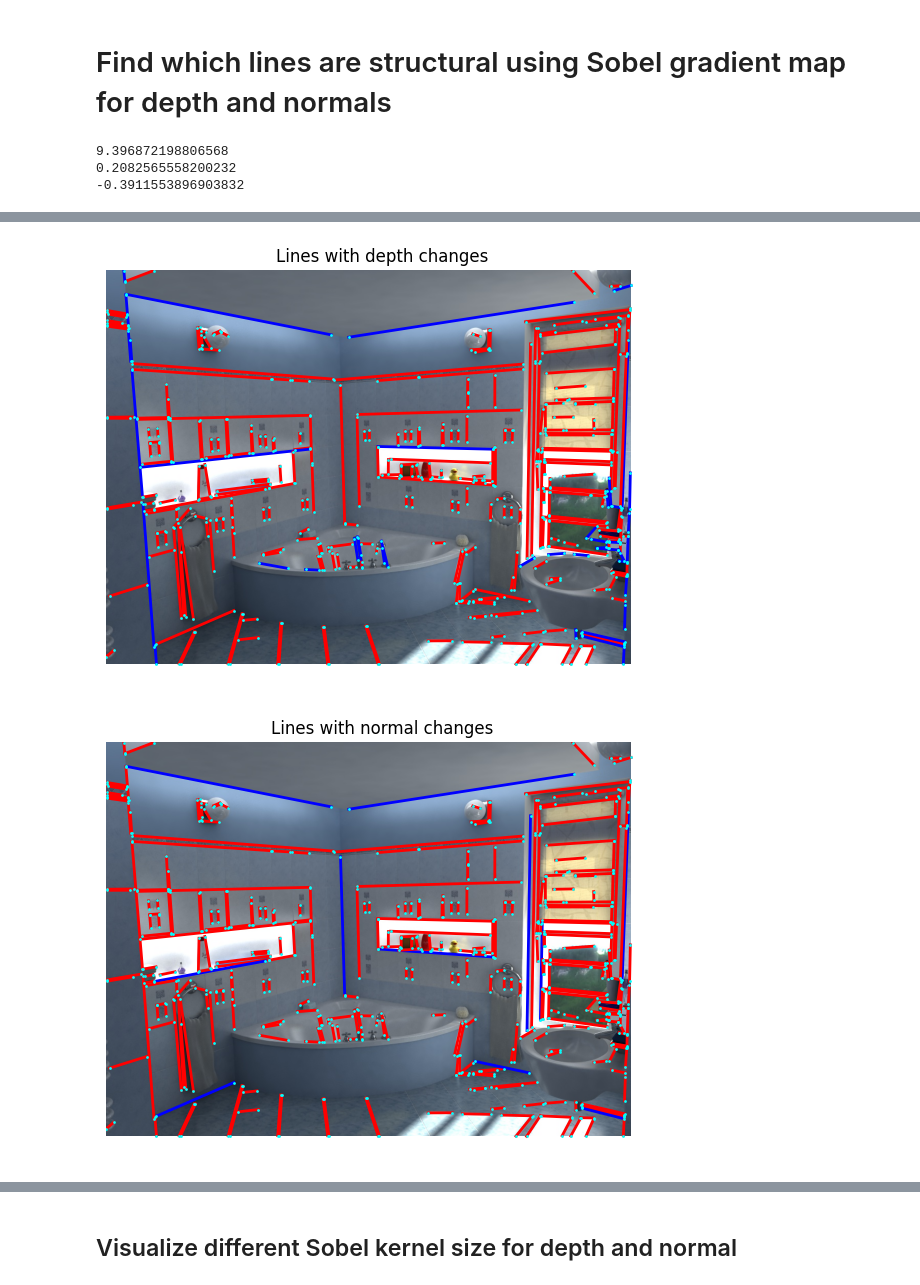
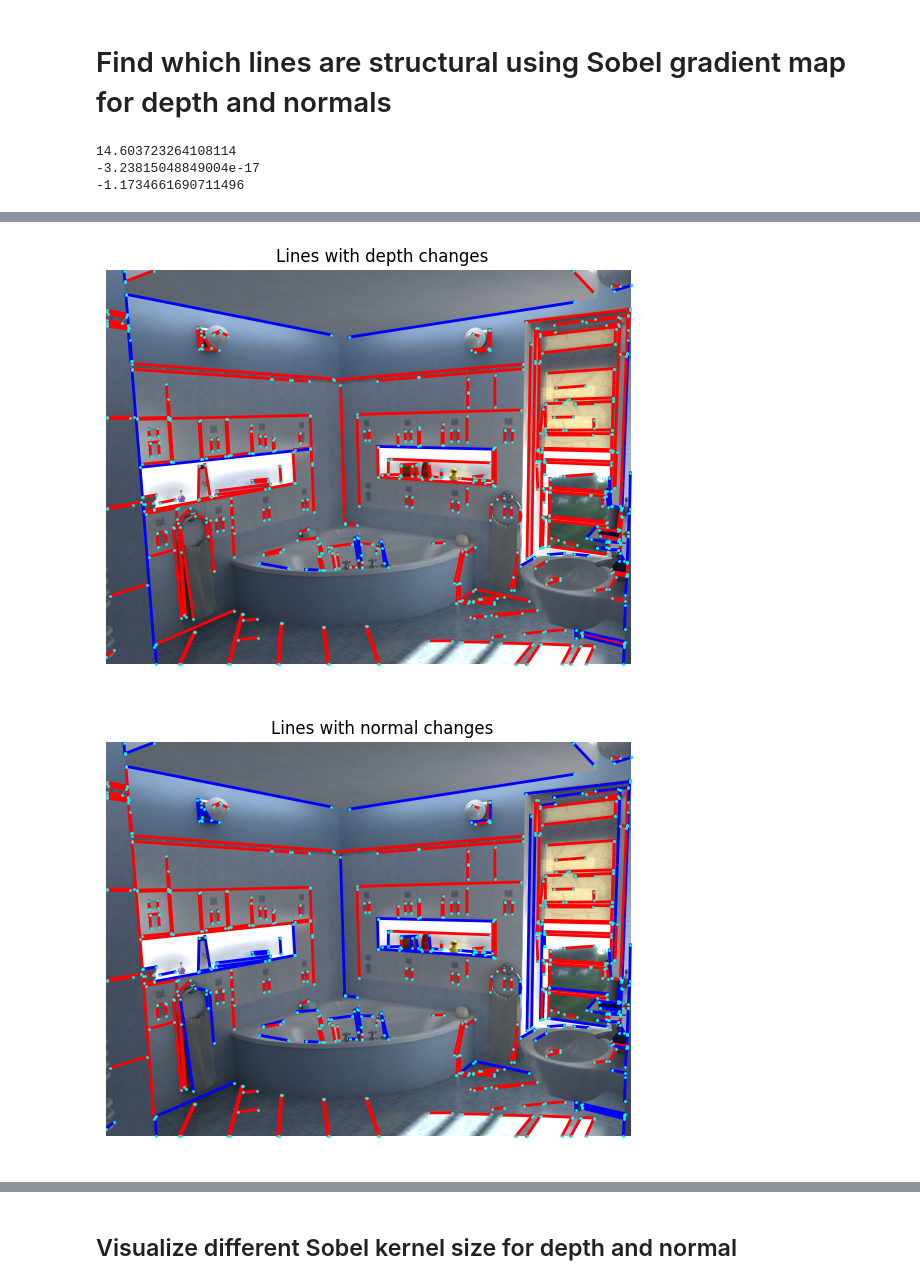
Before and after one commit to marvin-koch/3D-Vision, a Jupyter notebook: DeepLSD/notebooks/best_struct_07_03.ipynb, the cells around one changed output, grey strips where cells are left out. Cells and saved outputs as stored; diff of their text form; code cells hidden in the pictures.

```diff
--- a/DeepLSD/notebooks/best_struct_07_03.ipynb
+++ b/DeepLSD/notebooks/best_struct_07_03.ipynb
@@ -88,7 +88,7 @@ sobel_depth_map = compute_variation(depth_map,11)
 sobel_normal_map = compute_variation(normal_map, 27)
 
 #Aggregate normal dimensions in to one dimension using max (find maximum change)
-sobel_normal_map = np.max(sobel_normal_map, axis=2, keepdims=True)
+sobel_normal_map = np.sum(sobel_normal_map, axis=2, keepdims=True)
 
 
 print(np.max(sobel_normal_map))
@@ -114,7 +114,7 @@ for l in (pred_lines):
     sobel_depths, sobel_normals = sobel_line(sobel_depth_map, sobel_normal_map, l)
     depthbool = np.mean(sobel_depths) > 0.0001
     #depthbool = np.max(sobel_depths) > 0.00000005 #or np.mean(sobel_depths) < 0.01
-    normalbool = np.mean((sobel_normals)) > 0.0005
+    normalbool = np.mean((sobel_normals)) > 0.0001
     isdepth.append(depthbool)
     isnormal.append(normalbool)
     isstruct.append(depthbool or normalbool)
@@ -154,7 +154,7 @@ plot_lines_struct([pred_lines], isnormal, indices=range(1))
 plot_images([img], ['Lines which are structural'], cmaps='gray')
 plot_lines_struct([pred_lines], isstruct, indices=range(1))
 # %% [output]
-9.396872198806568
-0.2082565558200232
--0.3911553896903832
+14.603723264108114
+-3.23815048849004e-17
+-1.1734661690711496
 [figure]
@@ -162,3 +162,3 @@ plot_lines_struct([pred_lines], isstruct, indices=range(1))
 [figure]
 [figure]
-[figure, old version]
+[figure, new version]
```
Also changed, not shown: parts of 1 cell of this notebook, 1 other file.
